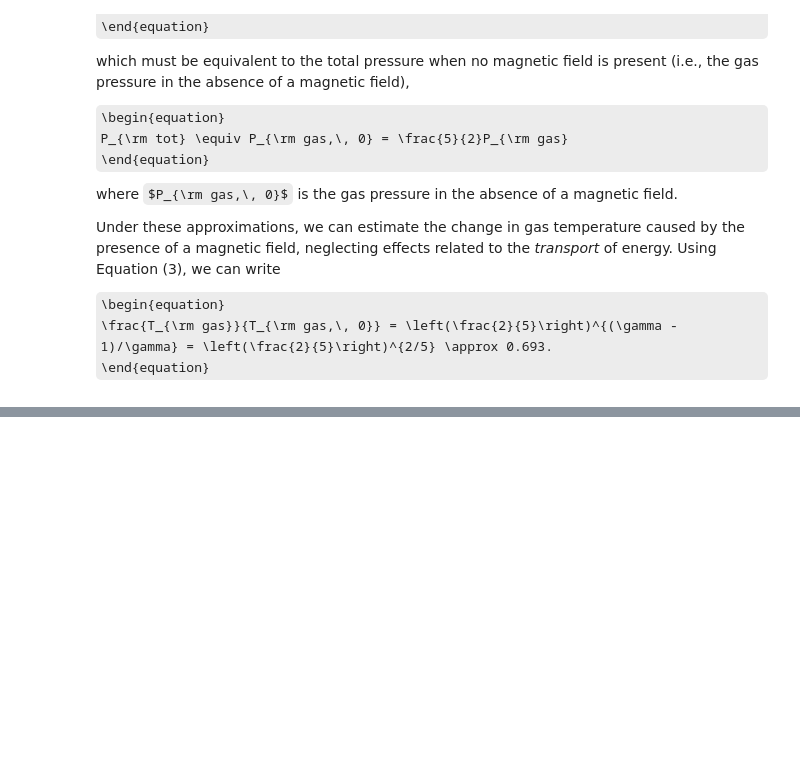
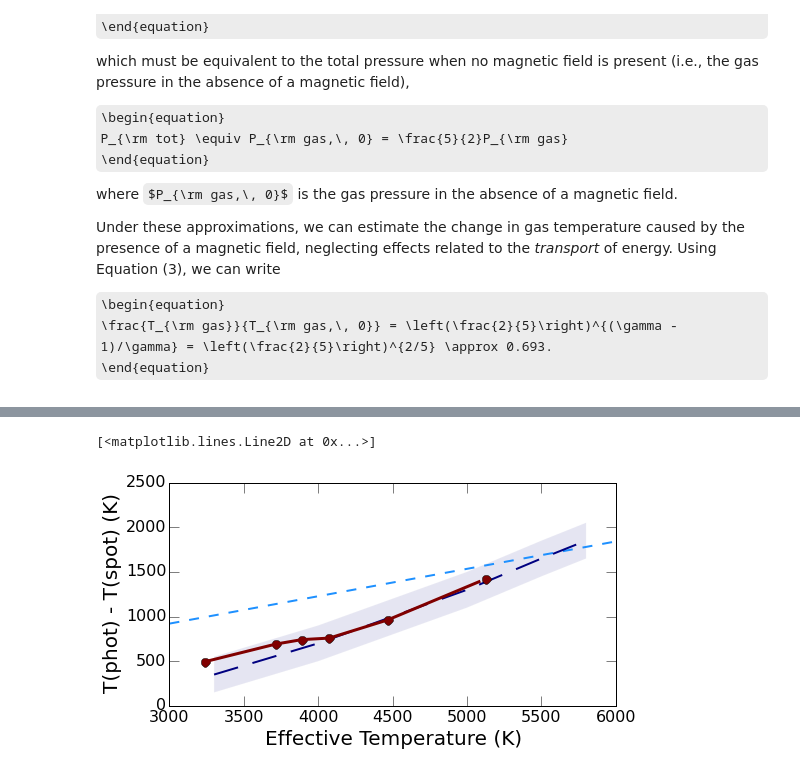
Before and after one commit to gfeiden/Notebook, a Jupyter notebook: Daily/20150803_pressure_reduc_spots.ipynb, the cells around one changed output, grey strips where cells are left out. Drawn from its saved outputs; the diff is of its cells as text; code cells hidden in the pictures; some formulas as TeX source; blank space fills up the shorter version.

```diff
--- a/Daily/20150803_pressure_reduc_spots.ipynb
+++ b/Daily/20150803_pressure_reduc_spots.ipynb
@@ -82,0 +146,15 @@ Needs validation.
+# %%
+fig, ax = plt.subplots(1, 1, figsize=(8,4))
+
+ax.set_xlabel('Effective Temperature (K)', fontsize=20.)
+ax.set_ylabel('T(phot) - T(spot) (K)', fontsize=20.)
+ax.tick_params(which='major', axis='both', length=10., labelsize=16.)
+
+ax.plot(Teffs, Teffs - Tspot_fixed_gamma, '--', lw=2, dashes=(10., 10.), markersize=9.0, c='#1e90ff')
+ax.plot(BerdyT, DeltaT, '-', lw=2 , dashes=(25., 15.), c='#000080')
+ax.fill_between(BerdyT, DeltaT - 200., DeltaT + 200., facecolor='#000080', alpha=0.1, edgecolor='#eeeeee')
+ax.plot(ModelT, ModelT - Tspot_physical_gamma, 'o', lw=2, markersize=9.0, c='#800000')
+ax.plot(Tphot_smoothed,  Tphot_smoothed - Tspot_smoothed, '-', lw=3, c='#800000')
+# %% [output]
+[<matplotlib.lines.Line2D at 0x...>]
+[figure, added]
```
Also changed, not shown: parts of 7 cells of this notebook.
